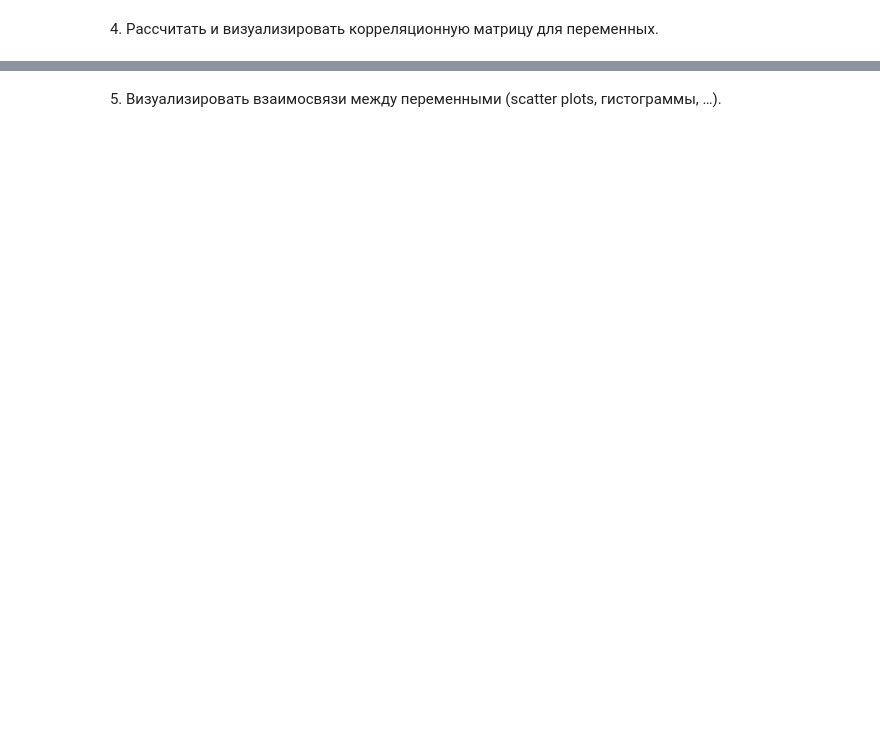
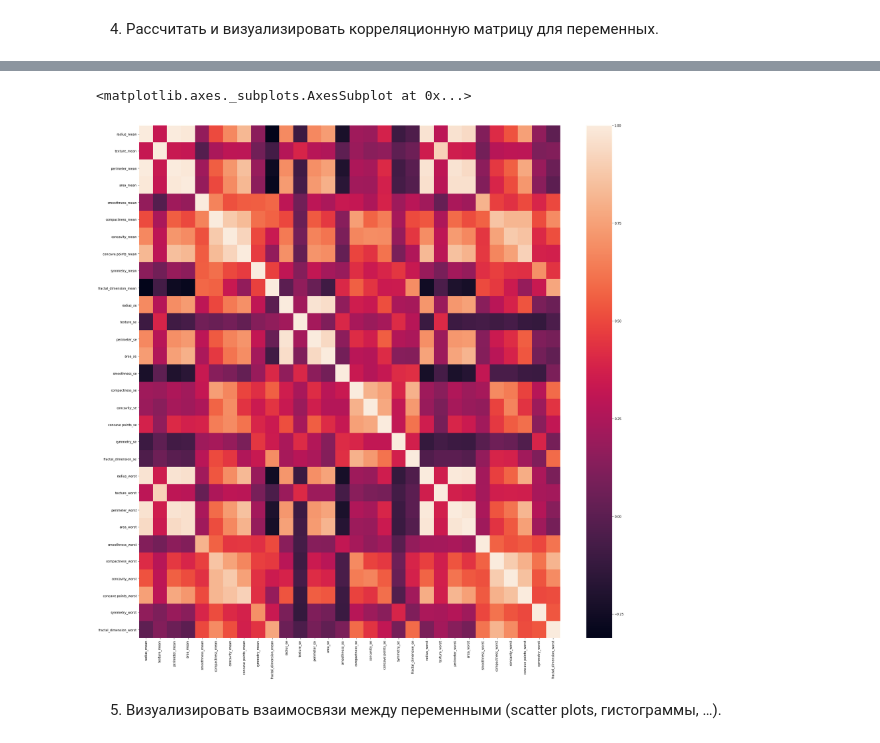
Before and after one commit to aksaxir/data_science, a Jupyter notebook: netology_FE/data_preprocessing_final.ipynb, the cells around one changed output, grey strips where cells are left out. Saved outputs shown, nothing was run; the diff lists cells and outputs as text; code cells hidden in the pictures; blank space fills up the shorter version.

```diff
--- a/netology_FE/data_preprocessing_final.ipynb
+++ b/netology_FE/data_preprocessing_final.ipynb
@@ -7,6 +17,6 @@ import matplotlib.pyplot as plt
 # %% [markdown]
 1. Загрузить файл data_breast.csv. В данном файле собрана расчетная информация с обработанных изображений биоптата молочных желез женщин. Задача заключается в предсказании переменной “Diagnosis” - является ли содержимое биоптата доброкачественным (значение “B” – benign) либо злокачественным (значение “M” –malicious). Описание данных доступно на сайте https://archive.ics.uci.edu/ml/datasets/Breast+Cancer+Wisconsin+%28Diagnostic%29
 # %%
-raw_df = pd.read_csv(r'data_breast.csv')
-raw_df.head(5)
+breasts = pd.read_csv(r'data_breast.csv')
+breasts.info()
 # %% [output]
@@ -32,2 +100,6 @@ Name: diagnosis, dtype: int64
 # %% [markdown]
 4. Рассчитать и визуализировать корреляционную матрицу для переменных.
+# %%
+corr_matrix = breasts.drop(['id', breasts.columns[-1]], axis=1).corr()
+# corr_matrix
+corr_matrix["radius_mean"].sort_values(ascending=False)
@@ -34,2 +124,8 @@ Name: diagnosis, dtype: int64
+# %%
+plt.figure(figsize=corr_matrix.shape)
+sns.heatmap(corr_matrix)
+# %% [output]
+<matplotlib.axes._subplots.AxesSubplot at 0x...>
+[figure, added]
 # %% [markdown]
 5. Визуализировать взаимосвязи между переменными (scatter plots, гистограммы, …).
```
Also changed, not shown: parts of 49 cells of this notebook.
